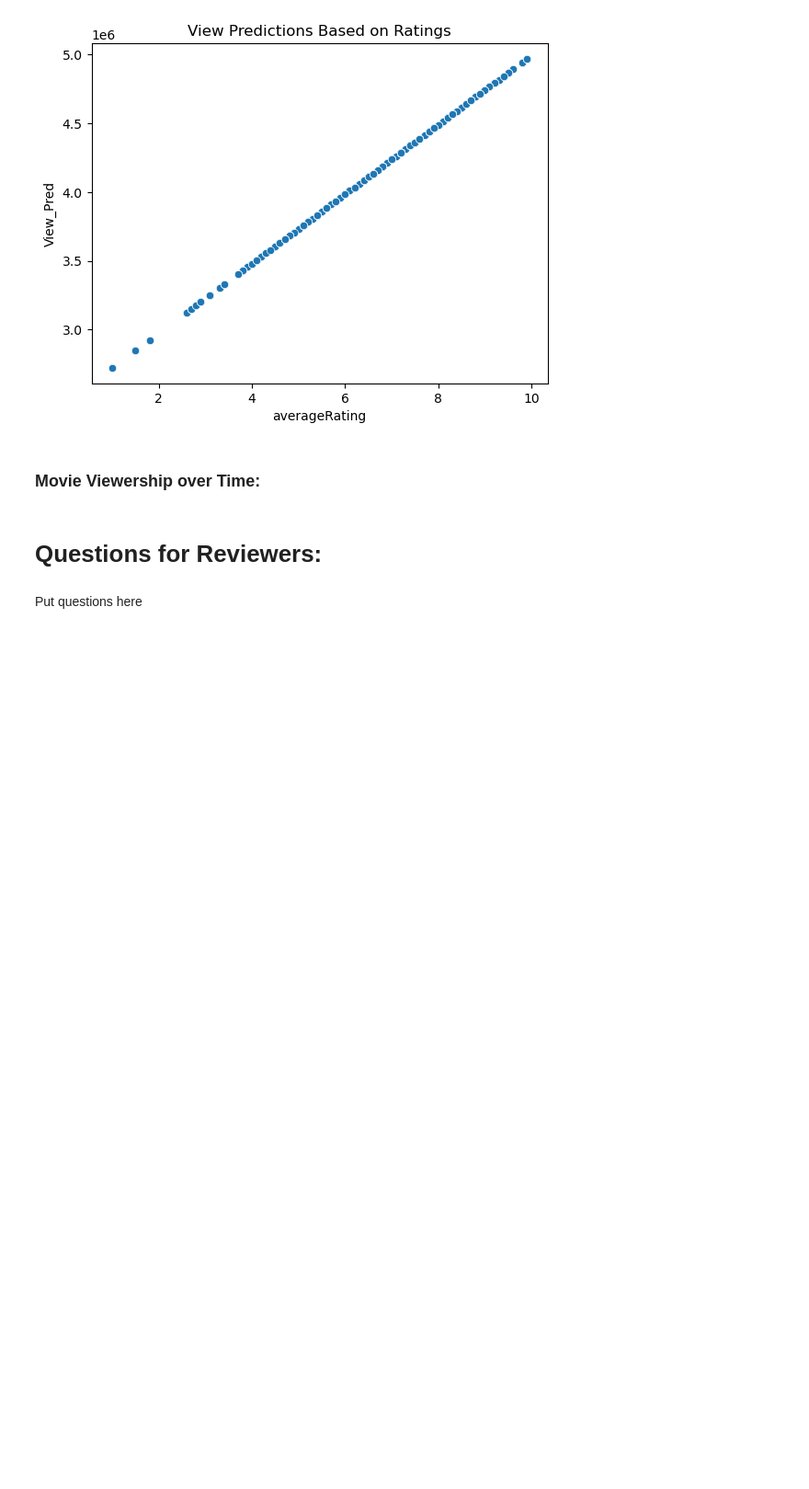
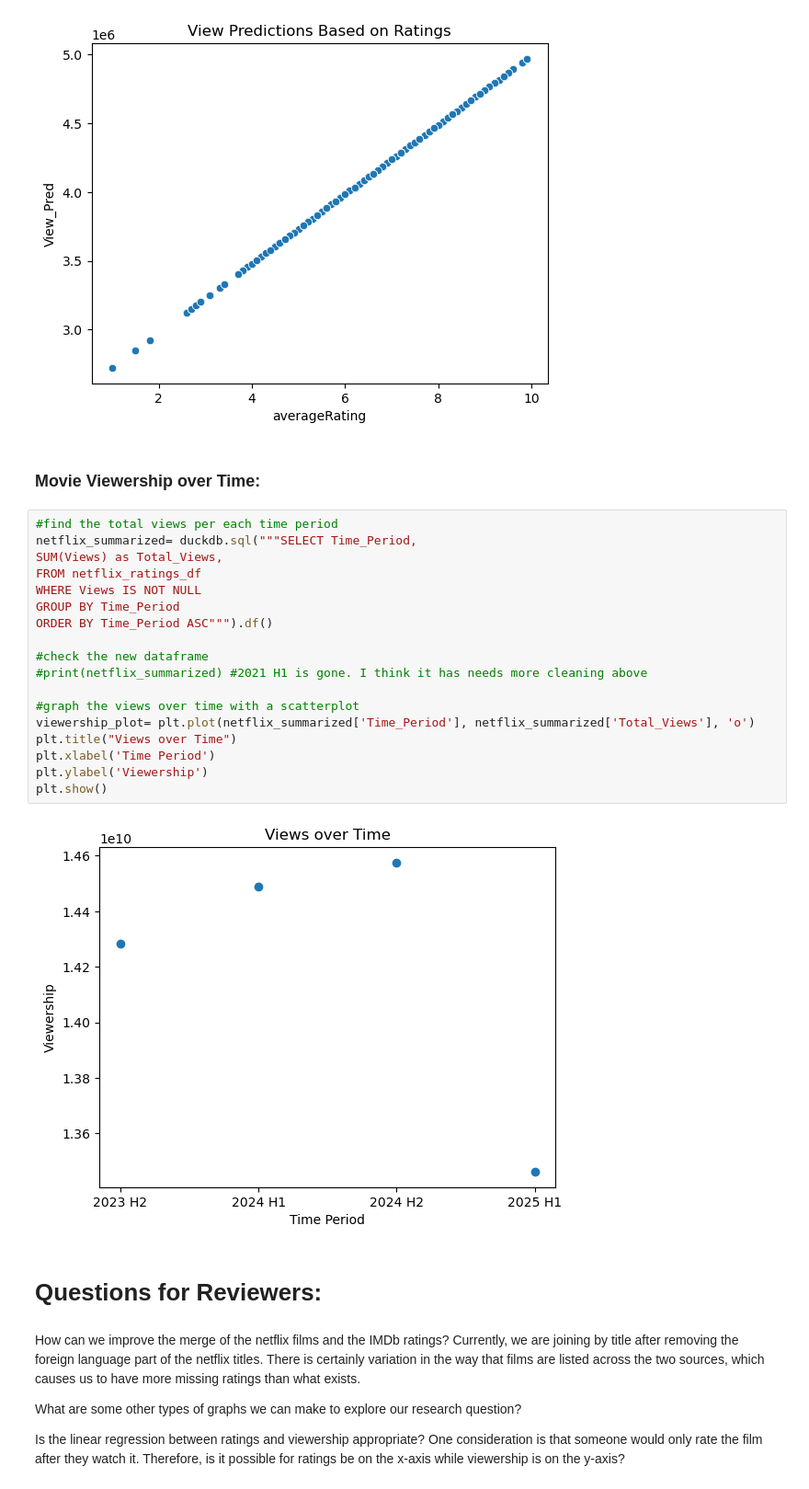
Before and after one commit to xuanlianliu/Data_Science_Project, a Jupyter notebook: NetflixShows.ipynb, the cells around one changed output. Shown at 92% size. Saved outputs shown, nothing was run; the diff lists cells and outputs as text; blank space fills up the shorter version.

```diff
--- a/NetflixShows.ipynb
+++ b/NetflixShows.ipynb
@@ -301,7 +296,31 @@ The model's intercept is: 2470299.13
 [figure]
 # %% [markdown]
 ### Movie Viewership over Time:
+# %%
+#find the total views per each time period
+netflix_summarized= duckdb.sql("""SELECT Time_Period,
+SUM(Views) as Total_Views,
+FROM netflix_ratings_df
+WHERE Views IS NOT NULL
+GROUP BY Time_Period
+ORDER BY Time_Period ASC""").df()
+
+#check the new dataframe
+#print(netflix_summarized) #2021 H1 is gone. I think it has needs more cleaning above
+
+#graph the views over time with a scatterplot
+viewership_plot= plt.plot(netflix_summarized['Time_Period'], netflix_summarized['Total_Views'], 'o')
+plt.title("Views over Time")
+plt.xlabel('Time Period')
+plt.ylabel('Viewership')
+plt.show()
+# %% [output]
+[figure, added]
 # %% [markdown]
 # __Questions for Reviewers:__
 # %% [markdown]
-Put questions here
+How can we improve the merge of the netflix films and the IMDb ratings? Currently, we are joining by title after removing the foreign language part of the netflix titles. There is certainly variation in the way that films are listed across the two sources, which causes us to have more missing ratings than what exists.
+
+What are some other types of graphs we can make to explore our research question?
+
+Is the linear regression between ratings and viewership appropriate? One consideration is that someone would only rate the film after they watch it. Therefore, is it possible for ratings be on the x-axis while viewership is on the y-axis?
```
Also changed, not shown: parts of 7 cells of this notebook.
